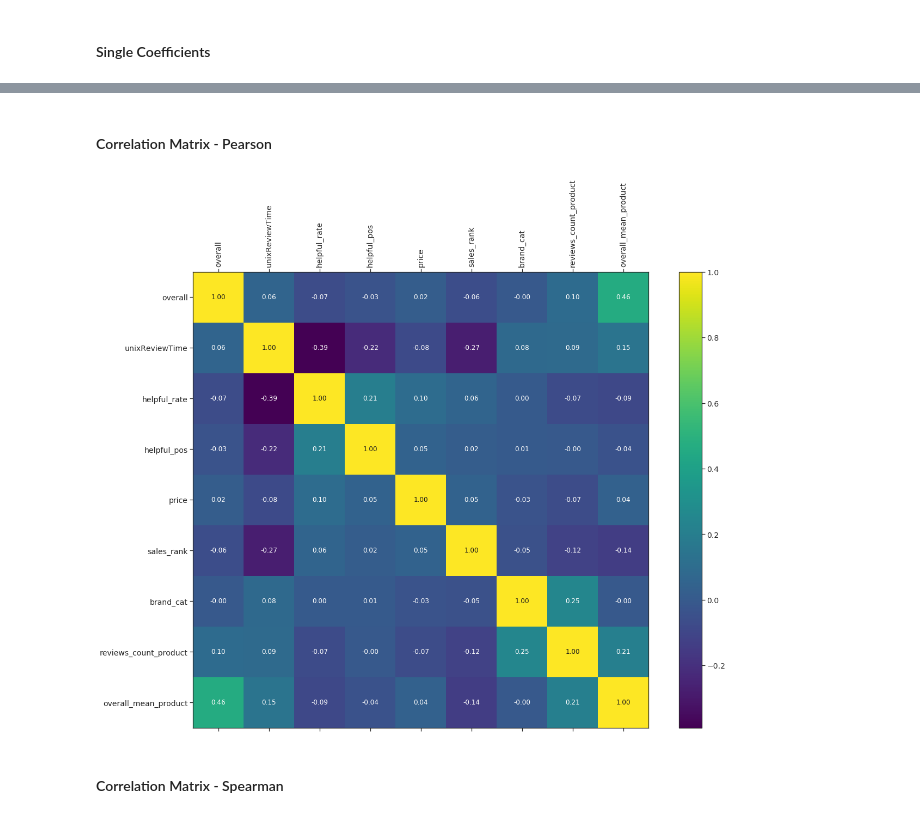
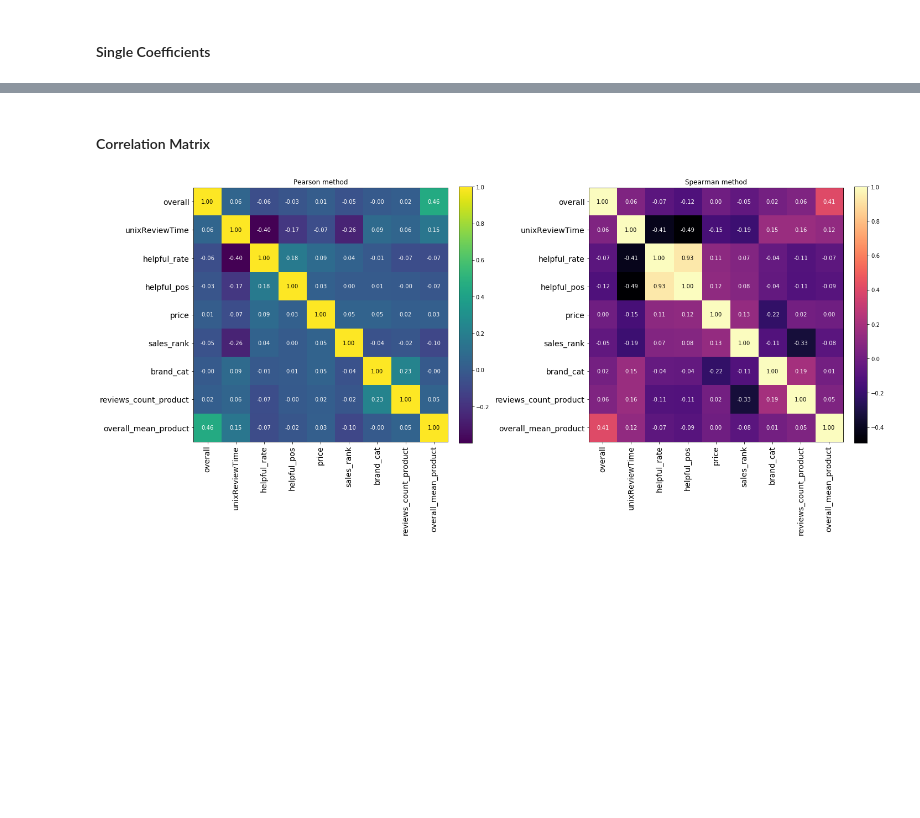
Before and after one commit to biancofla/amazon-reviews-analysis, a Jupyter notebook: notebooks/notebook_main.ipynb, the cells around one changed output, grey strips where cells are left out. Saved outputs shown, nothing was run; the diff lists cells and outputs as text; code cells hidden in the pictures; blank space fills up the shorter version.

```diff
--- a/notebooks/notebook_main.ipynb
+++ b/notebooks/notebook_main.ipynb
@@ -19,7 +20,7 @@ import math
 # %% [markdown]
 ### Setup connection parameters
 # %%
-uri_db = 'mongodb+srv://username:password@cluster0.vyk6g.mongodb.net'
+uri_db = 'mongodb+srv://virus:sartianiregna@cluster0.vyk6g.mongodb.net'
 spark_connector_uri = 'org.mongodb.spark:mongo-spark-connector_2.11:2.2.7'
 # %%
 # Create a SparkSession object.
@@ -39,7 +40,7 @@ context = session.sparkContext
 # * test2: 118k reviews,  10k meta;
 # * test3: 616k reviews,  50k meta;
 # * data : 3.3m reviews, 532k meta.
-db_name = 'test2'
+db_name = 'test3'
 
 # Read data from MongoDB and return two DataFrame objects, one
 # for each collection contained in database.
@@ -568,40 +424,51 @@ if db_name in ['test', 'test2']:
 # %% [markdown]
-#### Correlation Matrix - Pearson
+#### Correlation Matrix
 # %%
 # Convert to Vector column type.
 assembler = VectorAssembler(inputCols=df_result.columns, outputCol='corr')
 df_vector = assembler.transform(df_result).select('corr')
 
+# Extract labels from DataFrame object.
 labels = [label for label in df_result.columns]
 num_labels = len(labels)
 
-# Compute correlation matrix.
-matrix = Correlation.corr(df_vector, 'corr')
-# Format and shape correlation matrix.
-corr_mat = matrix.collect()[0]["pearson({})".format('corr')].values.reshape(num_labels, num_labels)
+fig = plt.figure(figsize=(20, 15))
+indx = 1
+for method in ['pearson', 'spearman']:
+    plt.subplot(1, 2, indx)
 
-f = plt.figure(figsize=(20, 15))
-plt.matshow(corr_mat, fignum=f.number, cmap='viridis')
+    # Compute correlation matrix.
+    matrix = Correlation.corr(df_vector, 'corr', method)
+    # Format and shape correlation matrix.
+    corr_mat = matrix.collect()[0]['{0}({1})'.format(method, 'corr')].values.reshape(num_labels, num_labels)
 
-for y in range(corr_mat.shape[0]):
-    for x in range(corr_mat.shape[1]):
-        if x == y or corr_mat[y, x] > 0.6: color_text = 'k'
-        else: color_text = 'w'
+    # Set color map.
+    if method == 'pearson': cmap = 'viridis'
+    else: cmap = 'magma'
 
-        plt.text(x, y, '%.2f' % corr_mat[y, x], \
-                 horizontalalignment='center' , \
-                 verticalalignment='center'   , \
-                 color=color_text)
+    im = plt.imshow(corr_mat, cmap=cmap)
 
-plt.xticks(range(num_labels), labels, fontsize=14, rotation=90)
-plt.yticks(range(num_labels), labels, fontsize=14)
+    # Create annotations with 2 decimals precision.
+    for y in range(corr_mat.shape[0]):
+        for x in range(corr_mat.shape[1]):
+            if x == y or corr_mat[y, x] > 0.6: color_text = 'k'
+            else: color_text = 'w'
 
-cb = plt.colorbar()
-cb.ax.tick_params(labelsize=14)
+            plt.text(x, y, '%.2f' % corr_mat[y, x], \
+                     horizontalalignment='center' , \
+                     verticalalignment='center'   , \
+                     color=color_text)
 
-plt.savefig('./figs/pearson.png')
+    plt.title('{0} method'.format(method.capitalize()))
+    # Set axes labels and colorbar.
+    plt.xticks(range(num_labels), labels, fontsize=14, rotation=90)
+    plt.yticks(range(num_labels), labels, fontsize=14)
+    cb = plt.colorbar(im, fraction=0.046, pad=0.04)
+    plt.tight_layout()
+
+    indx += 1
+
+plt.savefig('./figs/correlation.png')
 plt.show()
 # %% [output]
-[figure, old version]
+[figure, new version]
-# %% [markdown]
-#### Correlation Matrix - Spearman
```
Also changed, not shown: parts of 23 cells of this notebook, 3 other files.
